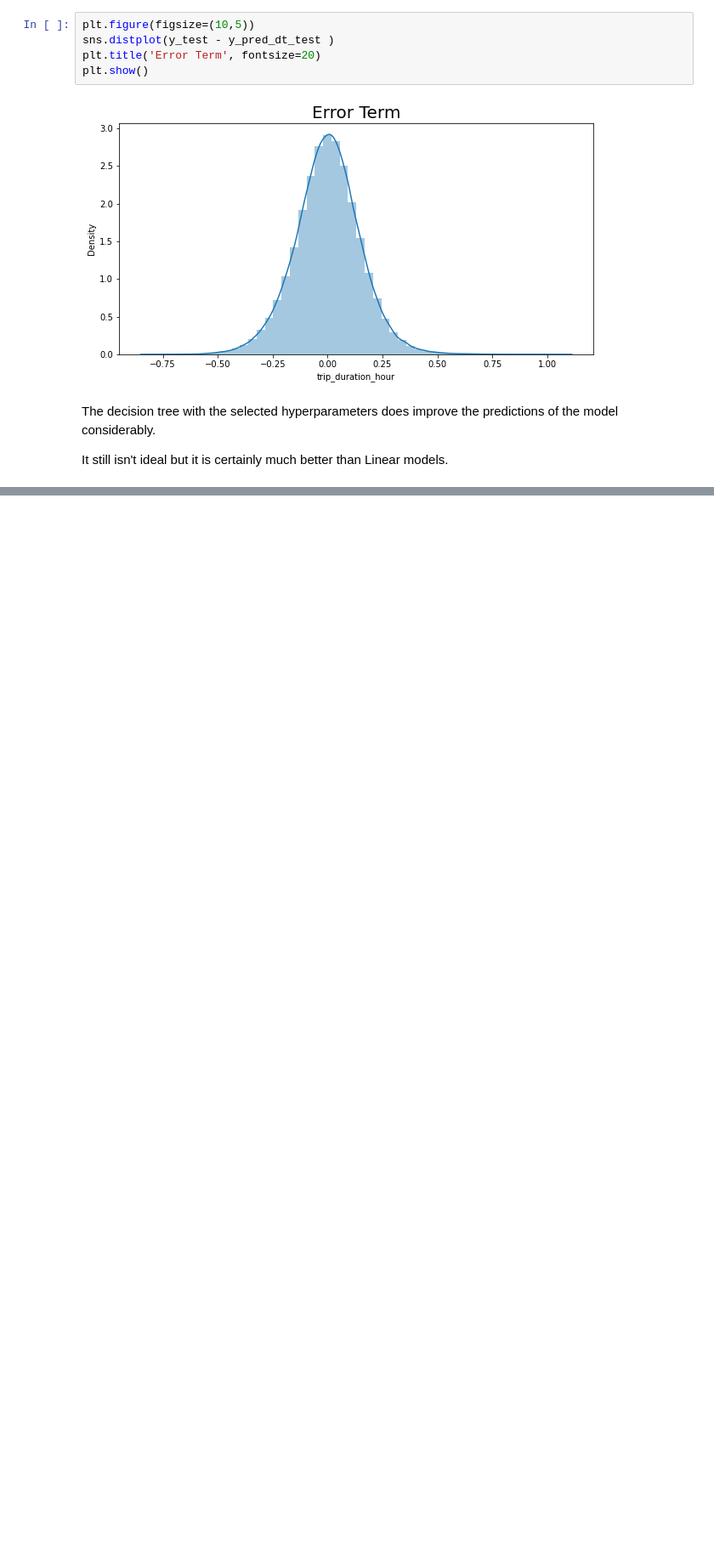
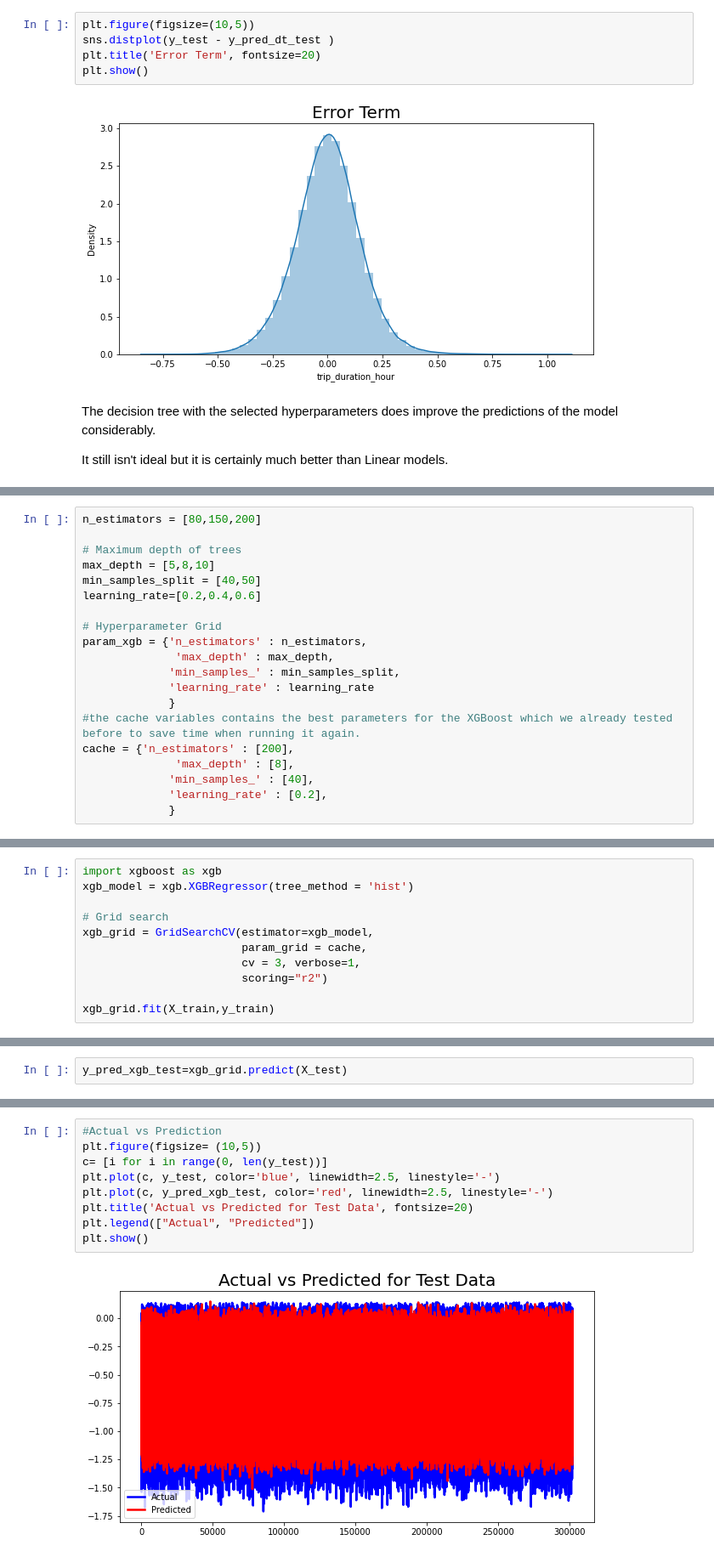
Before and after one commit to SwenFereira/NYC-Taxi-Trip-Time-Prediction---Capstone-Project, a Jupyter notebook: Final_NYC_Taxi_Trip_Time_Prediction_Capstone_Project.ipynb, the cells around one changed output, grey strips where cells are left out. Shown at 85% size. Saved outputs shown, nothing was run; the diff lists cells and outputs as text; blank space fills up the shorter version.

```diff
--- a/Final_NYC_Taxi_Trip_Time_Prediction_Capstone_Project.ipynb
+++ b/Final_NYC_Taxi_Trip_Time_Prediction_Capstone_Project.ipynb
@@ -1354,0 +1357,20 @@ It still isn't ideal but it is certainly much better than Linear models.
+# %%
+n_estimators = [80,150,200]
+
+# Maximum depth of trees
+max_depth = [5,8,10]
+min_samples_split = [40,50]
+learning_rate=[0.2,0.4,0.6]
+
+# Hyperparameter Grid
+param_xgb = {'n_estimators' : n_estimators,
+              'max_depth' : max_depth,
+             'min_samples_' : min_samples_split,
+             'learning_rate' : learning_rate
+             }
+#the cache variables contains the best parameters for the XGBoost which we already tested before to save time when running it again.
+cache = {'n_estimators' : [200],
+              'max_depth' : [8],
+             'min_samples_' : [40],
+             'learning_rate' : [0.2],
+             }
@@ -1354,0 +1384,11 @@ It still isn't ideal but it is certainly much better than Linear models.
+# %%
+import xgboost as xgb
+xgb_model = xgb.XGBRegressor(tree_method = 'hist')
+
+# Grid search
+xgb_grid = GridSearchCV(estimator=xgb_model,
+                        param_grid = cache,
+                        cv = 3, verbose=1,
+                        scoring="r2")
+
+xgb_grid.fit(X_train,y_train)
@@ -1354,0 +1440,2 @@ It still isn't ideal but it is certainly much better than Linear models.
+# %%
+y_pred_xgb_test=xgb_grid.predict(X_test)
@@ -1354,0 +1478,11 @@ It still isn't ideal but it is certainly much better than Linear models.
+# %%
+#Actual vs Prediction
+plt.figure(figsize= (10,5))
+c= [i for i in range(0, len(y_test))]
+plt.plot(c, y_test, color='blue', linewidth=2.5, linestyle='-')
+plt.plot(c, y_pred_xgb_test, color='red', linewidth=2.5, linestyle='-')
+plt.title('Actual vs Predicted for Test Data', fontsize=20)
+plt.legend(["Actual", "Predicted"])
+plt.show()
+# %% [output]
+[figure, added]
```
Also changed, not shown: parts of 17 cells of this notebook.
